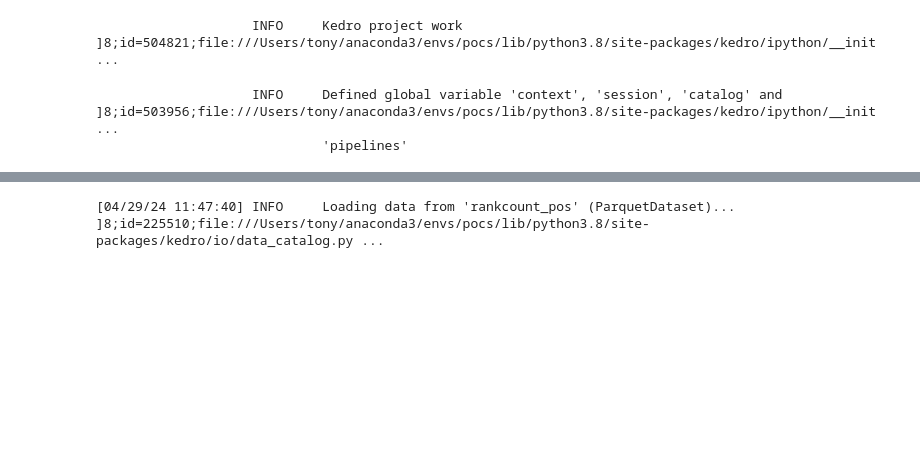
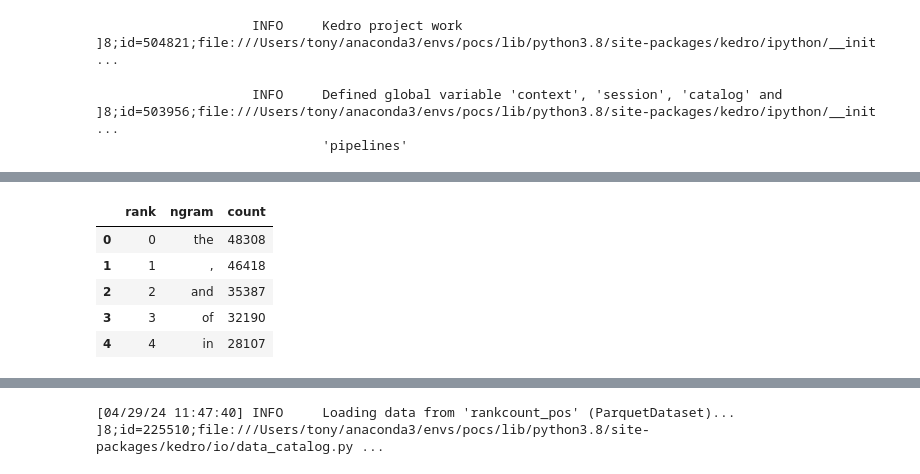
Before and after one commit to ajbarrows/spiteful-allegory, a Jupyter notebook: work/notebooks/20240419-BreakApartText.ipynb, the cells around one changed output, grey strips where cells are left out. Drawn from its saved outputs; the diff is of its cells as text; code cells hidden in the pictures; blank space fills up the shorter version.

```diff
--- a/work/notebooks/20240419-BreakApartText.ipynb
+++ b/work/notebooks/20240419-BreakApartText.ipynb
@@ -85,0 +84,3 @@ parsed, rankcount = rankcount_from_abstracts(text)
+# %%
+rankcount.head()
+# %% [output]
@@ -86,3 +88,9 @@ parsed, rankcount = rankcount_from_abstracts(text)
+|  | rank | ngram | count |
+| 0 | 0 | the | 48308 |
+| 1 | 1 | , | 46418 |
+| 2 | 2 | and | 35387 |
+| 3 | 3 | of | 32190 |
+| 4 | 4 | in | 28107 |
 # %%
 def add_nltk_pos(df: pd.DataFrame) -> pd.DataFrame:
 
```
Also changed, not shown: parts of 8 cells of this notebook, 14 other files.
